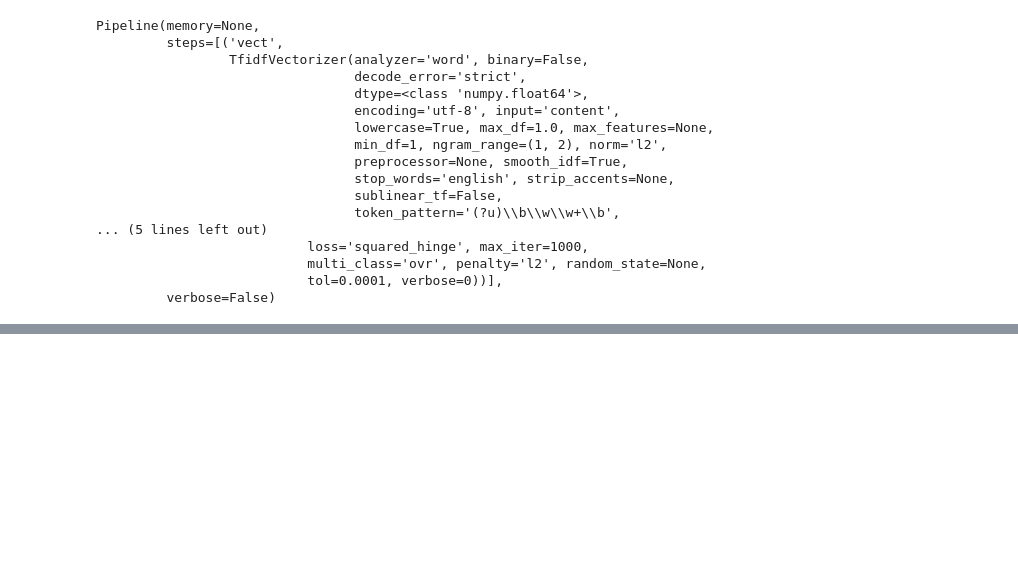
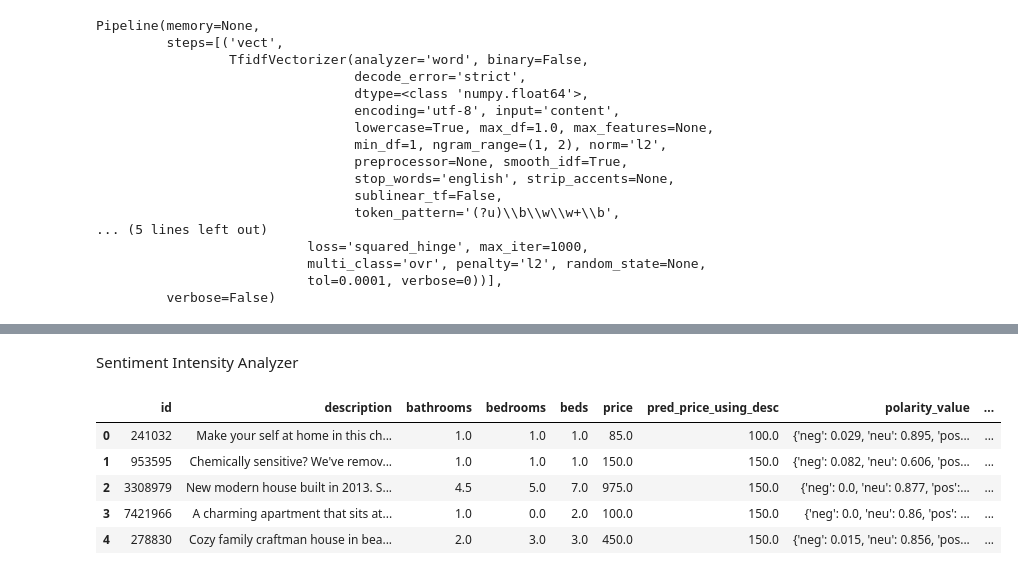
Before and after one commit to MarianVinasDSPT7/DS-Unit-4-Sprint-3-Deep-Learning, a Jupyter notebook: U4_Build_NLP_Airbnb_2.ipynb, the cells around one changed output, grey strips where cells are left out. Cells and saved outputs as stored; diff of their text form; code cells hidden in the pictures; blank space fills up the shorter version.

```diff
--- a/U4_Build_NLP_Airbnb_2.ipynb
+++ b/U4_Build_NLP_Airbnb_2.ipynb
@@ -432,0 +472,26 @@ IndexError: only integers, slices (`:`), ellipsis (`...`), numpy.newaxis (`None`
+# %% [markdown]
+Sentiment Intensity Analyzer
+# %%
+from nltk.sentiment.vader import SentimentIntensityAnalyzer
+sid = SentimentIntensityAnalyzer()
+
+df_pred['polarity_value']="Default"
+df_pred['neg']=0.0
+df_pred['pos']=0.0
+df_pred['neu']=0.0
+df_pred['compound']=0.0
+for index,row in df_pred.iterrows():
+    ss = sid.polarity_scores(row['description'])
+    df_pred.at[index,'polarity_value'] = ss
+    df_pred.at[index,'neg'] = ss['neg']
+    df_pred.at[index,'pos'] = ss['pos']
+    df_pred.at[index,'neu']= ss['neu']
+    df_pred.at[index,'compound'] = ss['compound']
+df_pred.head()
+# %% [output]
+|  | id | description | bathrooms | bedrooms | beds | price | pred_price_using_desc | polarity_value | ... |
+| 0 | 241032 | Make your self at home in this ch... | 1.0 | 1.0 | 1.0 | 85.0 | 100.0 | {'neg': 0.029, 'neu': 0.895, 'pos... | ... |
+| 1 | 953595 | Chemically sensitive? We've remov... | 1.0 | 1.0 | 1.0 | 150.0 | 150.0 | {'neg': 0.082, 'neu': 0.606, 'pos... | ... |
+| 2 | 3308979 | New modern house built in 2013. S... | 4.5 | 5.0 | 7.0 | 975.0 | 150.0 | {'neg': 0.0, 'neu': 0.877, 'pos':... | ... |
+| 3 | 7421966 | A charming apartment that sits at... | 1.0 | 0.0 | 2.0 | 100.0 | 150.0 | {'neg': 0.0, 'neu': 0.86, 'pos': ... | ... |
+| 4 | 278830 | Cozy family craftman house in bea... | 2.0 | 3.0 | 3.0 | 450.0 | 150.0 | {'neg': 0.015, 'neu': 0.856, 'pos... | ... |
```
Also changed, not shown: parts of 24 cells of this notebook.
